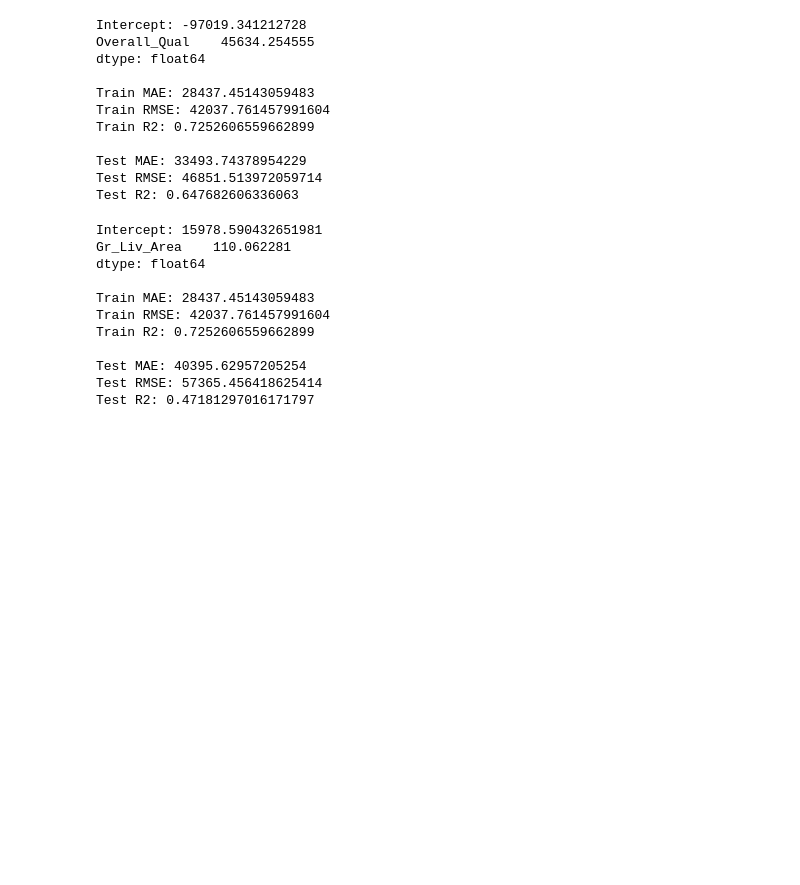
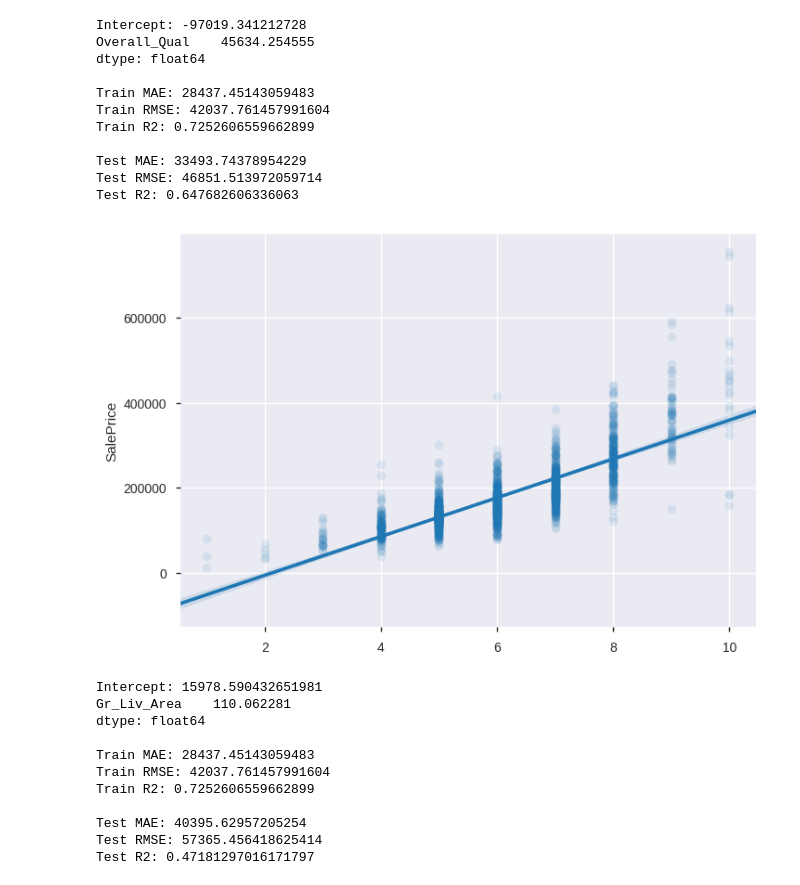
Before and after one commit to LambdaSchool/DEPRECATED-DS-Unit-2-Linear-Models, a Jupyter notebook: DS_Sprint_Challenge_5_Linear_Models.ipynb, the cells around one changed output. Saved outputs shown, nothing was run; the diff lists cells and outputs as text; code cells hidden in the pictures; blank space fills up the shorter version.

Commit message:
Add visualizations for 1-feature models.

```diff
--- a/DS_Sprint_Challenge_5_Linear_Models.ipynb
+++ b/DS_Sprint_Challenge_5_Linear_Models.ipynb
@@ -411,6 +418,11 @@ Train R2: 0.7252606559662899
 Test MAE: 33493.74378954229
 Test RMSE: 46851.513972059714
 Test R2: 0.647682606336063
+# %%
+# Visualize the above model.
+sns.regplot(train[features], y_train, scatter_kws={'alpha':0.1});
+# %% [output]
+[figure, added]
 # %%
 # One-feature regression (alternate).
 features = ['Gr_Liv_Area']
```
Also changed, not shown: parts of 5 cells of this notebook.
